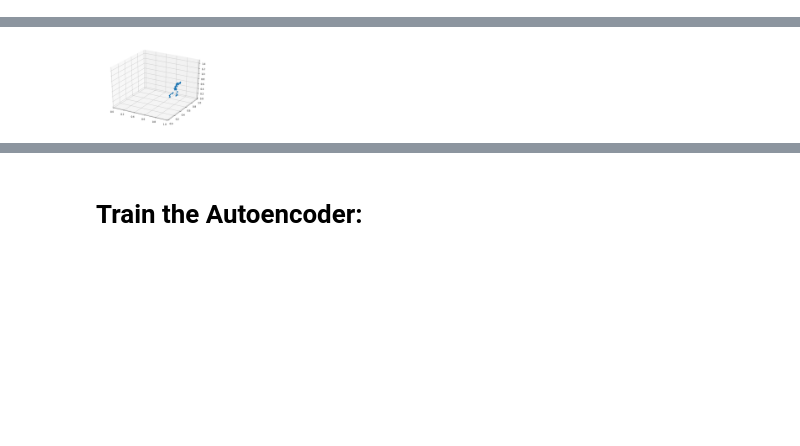
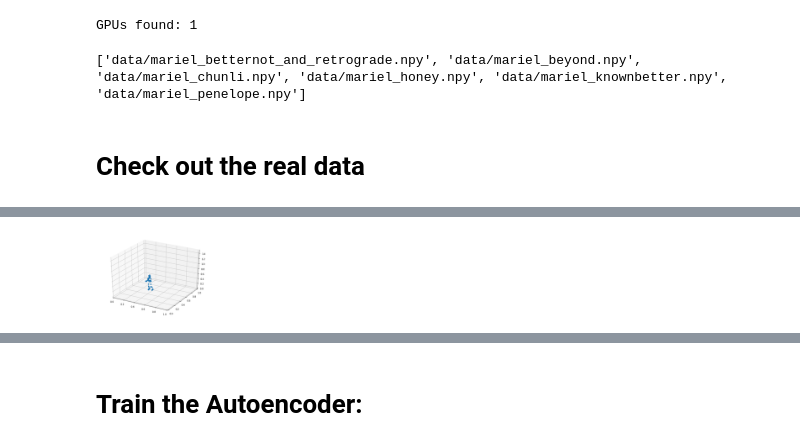
Before and after one commit to mariel-pettee/choreography, a Jupyter notebook: main.ipynb, the cells around one changed output, grey strips where cells are left out. Saved outputs shown, nothing was run; the diff lists cells and outputs as text; code cells hidden in the pictures; blank space fills up the shorter version.

Commit message:
Cleaned up setup and plotting for main Jupyter notebook

```diff
--- a/main.ipynb
+++ b/main.ipynb
@@ -394,6 +18,18 @@ def animate_ghost(df_real, df_pred, edges=[], axes=None, frames=50, speed=45, fi
+# %%
+setup()
+# %% [output]
+GPUs found: 1
+# %%
+data = load_data('data/mariel_*')
+# %% [output]
+['data/mariel_betternot_and_retrograde.npy', 'data/mariel_beyond.npy', 'data/mariel_chunli.npy', 'data/mariel_honey.npy', 'data/mariel_knownbetter.npy', 'data/mariel_penelope.npy']
+# %% [markdown]
+# Check out the real data
+# %%
+frame = 16000
 # %%
-HTML(animate(data.full.X[:,15000:,:], frames=50))
+HTML(animate(data.full.X[:,frame:,:], frames=50))
 # %% [output]
 [interactive output not drawn]
-[figure, old version]
+[figure, new version]
 # %%
```
Also changed, not shown: parts of 23 cells of this notebook, 3 other files.
